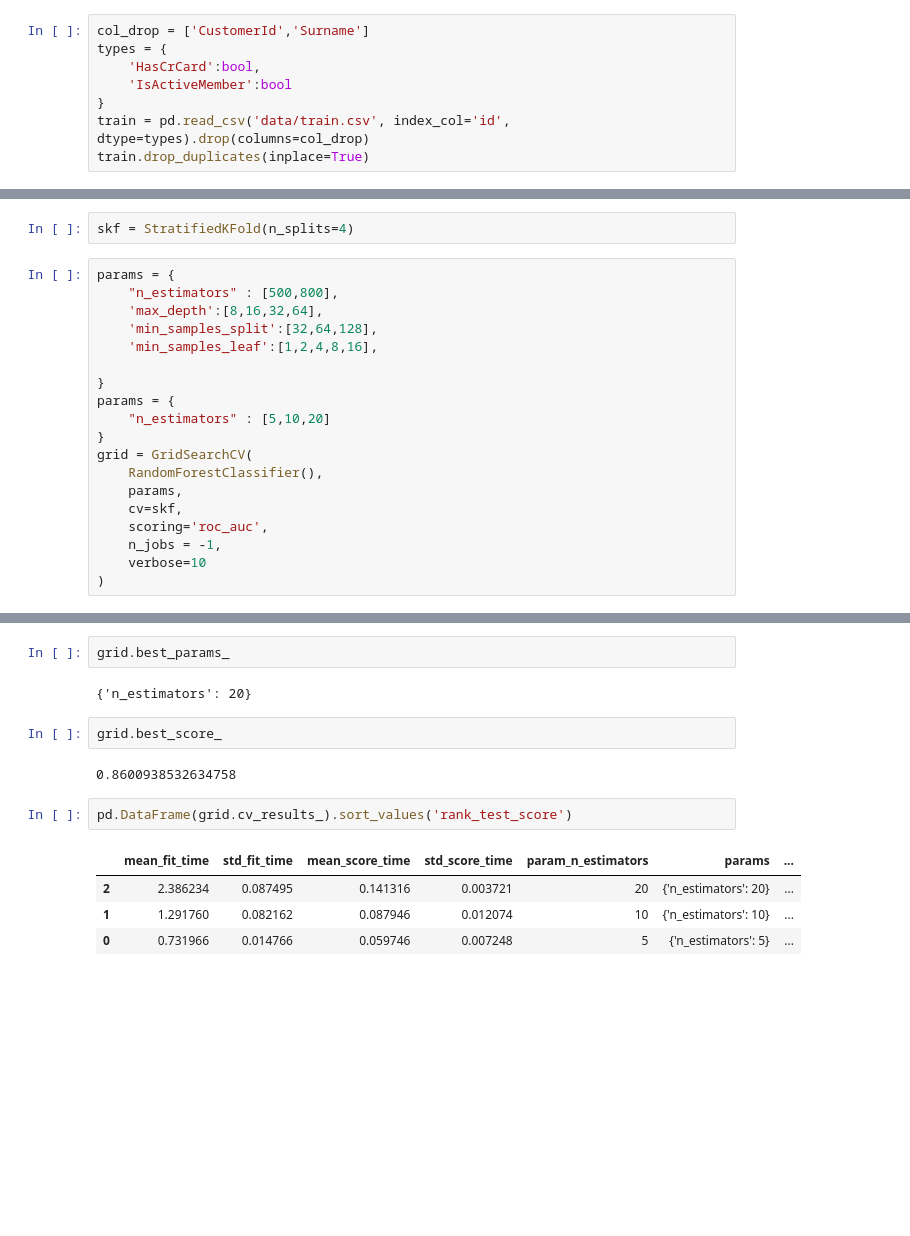
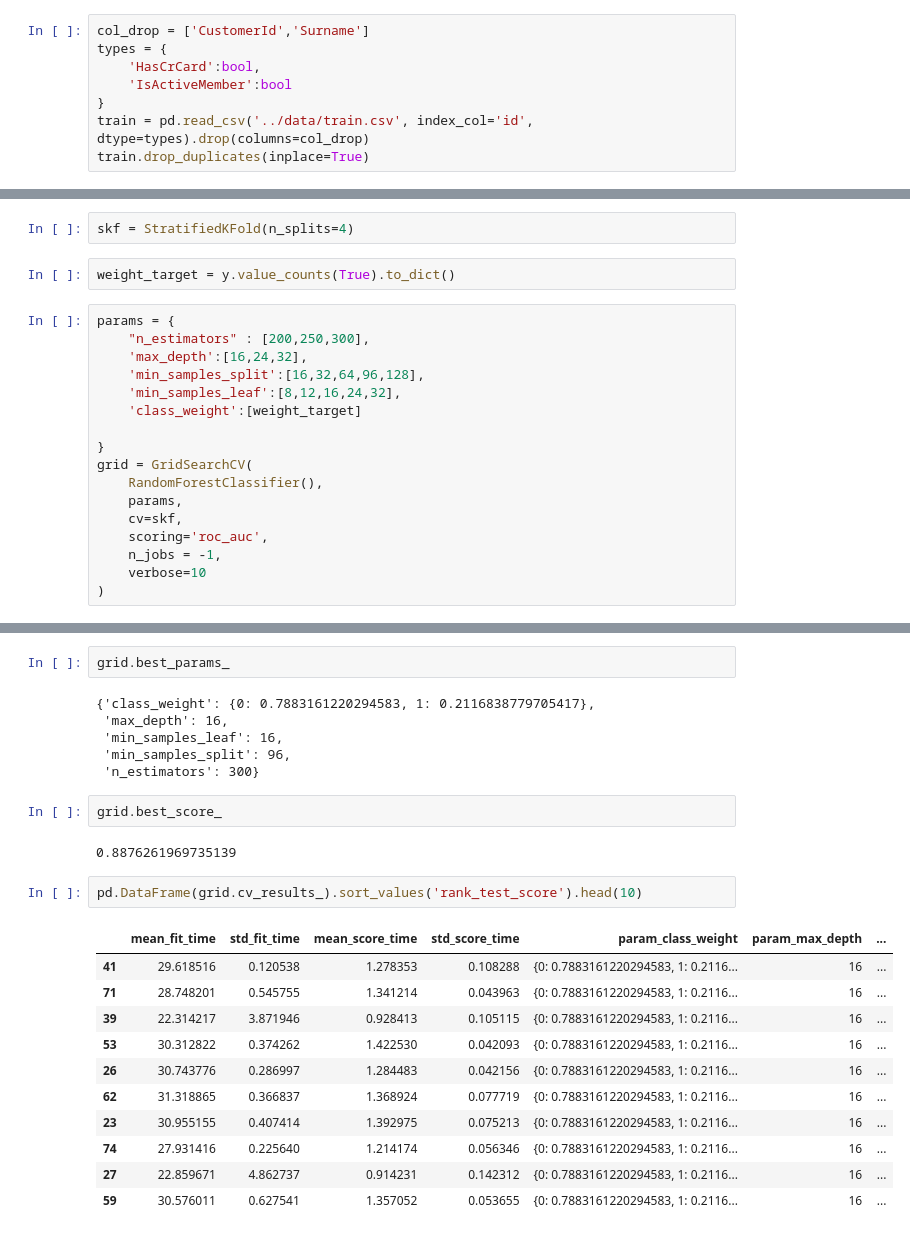
Before and after one commit to marcgloaguen/playgroundseries_s4e1, a Jupyter notebook: GridSearch/RandomForest.ipynb, the cells around one changed output, grey strips where cells are left out. Saved outputs shown, nothing was run; the diff lists cells and outputs as text; blank space fills up the shorter version.

Commit message:
GridSearch RF & catboost

```diff
--- a/GridSearch/RandomForest.ipynb
+++ b/GridSearch/RandomForest.ipynb
@@ -22,7 +20,7 @@ types = {
     'HasCrCard':bool,
     'IsActiveMember':bool
 }
-train = pd.read_csv('data/train.csv', index_col='id', dtype=types).drop(columns=col_drop)
+train = pd.read_csv('../data/train.csv', index_col='id', dtype=types).drop(columns=col_drop)
 train.drop_duplicates(inplace=True)
 # %%
 X = train.drop(columns='Exited')
@@ -32,16 +30,16 @@ prepro = Preprocessing()
 X_scld = prepro.fit_transform(X).astype(float)
 # %%
 skf = StratifiedKFold(n_splits=4)
+# %%
+weight_target = y.value_counts(True).to_dict()
 # %%
 params = {
-    "n_estimators" : [500,800],
-    'max_depth':[8,16,32,64],
-    'min_samples_split':[32,64,128],
-    'min_samples_leaf':[1,2,4,8,16],
+    "n_estimators" : [200,250,300],
+    'max_depth':[16,24,32],
+    'min_samples_split':[16,32,64,96,128],
+    'min_samples_leaf':[8,12,16,24,32],
+    'class_weight':[weight_target]
 
-}
-params = {
-    "n_estimators" : [5,10,20]
 }
 grid = GridSearchCV(
     RandomForestClassifier(),
@@ -78,15 +98,26 @@ GridSearchCV(cv=StratifiedKFold(n_splits=4, random_state=None, shuffle=False),
 # %%
 grid.best_params_
 # %% [output]
-{'n_estimators': 20}
+{'class_weight': {0: 0.7883161220294583, 1: 0.2116838779705417},
+ 'max_depth': 16,
+ 'min_samples_leaf': 16,
+ 'min_samples_split': 96,
+ 'n_estimators': 300}
 # %%
 grid.best_score_
 # %% [output]
-0.8600938532634758
+0.8876261969735139
 # %%
-pd.DataFrame(grid.cv_results_).sort_values('rank_test_score')
+pd.DataFrame(grid.cv_results_).sort_values('rank_test_score').head(10)
 # %% [output]
-|  | mean_fit_time | std_fit_time | mean_score_time | std_score_time | param_n_estimators | params | ... |
-| 2 | 2.386234 | 0.087495 | 0.141316 | 0.003721 | 20 | {'n_estimators': 20} | ... |
-| 1 | 1.291760 | 0.082162 | 0.087946 | 0.012074 | 10 | {'n_estimators': 10} | ... |
-| 0 | 0.731966 | 0.014766 | 0.059746 | 0.007248 | 5 | {'n_estimators': 5} | ... |
+|  | mean_fit_time | std_fit_time | mean_score_time | std_score_time | param_class_weight | param_max_depth | ... |
+| 41 | 29.618516 | 0.120538 | 1.278353 | 0.108288 | {0: 0.7883161220294583, 1: 0.2116... | 16 | ... |
+| 71 | 28.748201 | 0.545755 | 1.341214 | 0.043963 | {0: 0.7883161220294583, 1: 0.2116... | 16 | ... |
+| 39 | 22.314217 | 3.871946 | 0.928413 | 0.105115 | {0: 0.7883161220294583, 1: 0.2116... | 16 | ... |
+| 53 | 30.312822 | 0.374262 | 1.422530 | 0.042093 | {0: 0.7883161220294583, 1: 0.2116... | 16 | ... |
+| 26 | 30.743776 | 0.286997 | 1.284483 | 0.042156 | {0: 0.7883161220294583, 1: 0.2116... | 16 | ... |
+| 62 | 31.318865 | 0.366837 | 1.368924 | 0.077719 | {0: 0.7883161220294583, 1: 0.2116... | 16 | ... |
+| 23 | 30.955155 | 0.407414 | 1.392975 | 0.075213 | {0: 0.7883161220294583, 1: 0.2116... | 16 | ... |
+| 74 | 27.931416 | 0.225640 | 1.214174 | 0.056346 | {0: 0.7883161220294583, 1: 0.2116... | 16 | ... |
+| 27 | 22.859671 | 4.862737 | 0.914231 | 0.142312 | {0: 0.7883161220294583, 1: 0.2116... | 16 | ... |
+| 59 | 30.576011 | 0.627541 | 1.357052 | 0.053655 | {0: 0.7883161220294583, 1: 0.2116... | 16 | ... |
```
Also changed, not shown: parts of 2 cells of this notebook, 4 other files.
